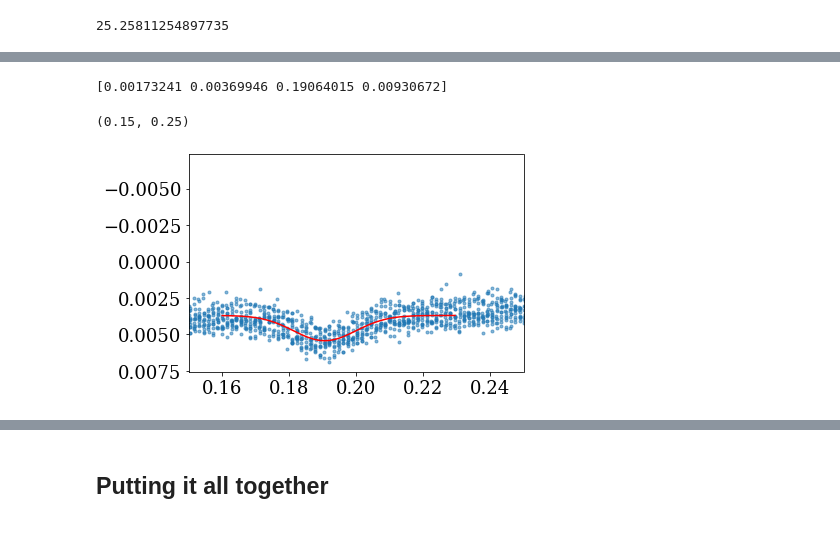
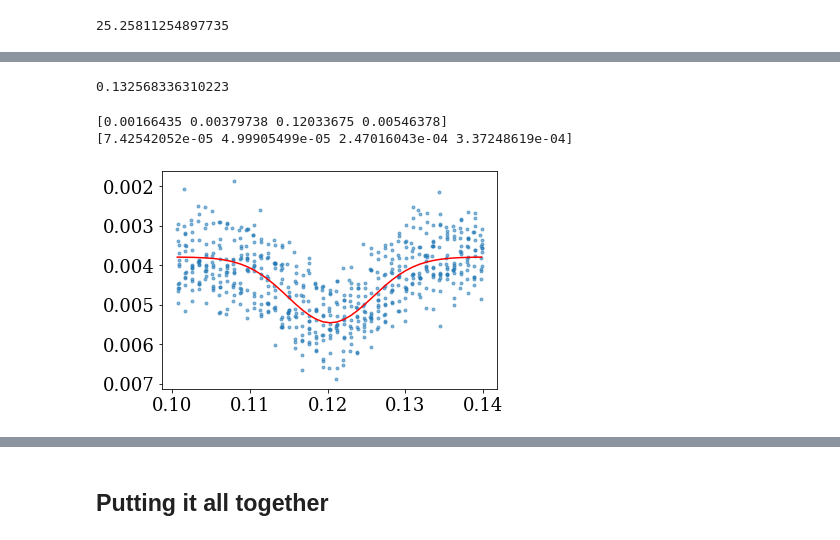
Before and after one commit to jradavenport/HS-Hya, a Jupyter notebook: makeplots.ipynb, the cells around one changed output, grey strips where cells are left out. Saved outputs shown, nothing was run; the diff lists cells and outputs as text; code cells hidden in the pictures.

```diff
--- a/makeplots.ipynb
+++ b/makeplots.ipynb
@@ -29,7 +33,7 @@ matplotlib.rcParams.update({'font.size':18})
 matplotlib.rcParams.update({'font.family':'serif'})
 # %%
 Per = 1.568024
-E0 = 2441374.5934 # from Glydenkerne+1975, Eqn 1
+E0 = 2441374.5954 # from Glydenkerne+1975, Eqn 1
 BJD0_tess = 2457000.
 
 def gaus(x, a, b, x0, sigma):
@@ -611,26 +834,34 @@ plt.savefig('tess_lc.pdf', dpi=150, bbox_inches='tight', pad_inches=0.25)
+# %%
+max(((df['TIME']+BJD0_tess - T_AC) % P_AC)/P_AC) - min(((df['TIME']+BJD0_tess - T_AC) % P_AC)/P_AC)
+# %% [output]
+0.132568336310223
 # %%
-p0 = [0.001, 0., 0.1, 0.05]
+# fitting the eclipse
+
+p0 = [0.002, 0.003, 0.12, 0.005]
 
 ##
-xdata = (df['TIME']+BJD0_tess-E0) % Per
+xdata = ((df['TIME']+BJD0_tess-E0) % Per)/Per
 ydata = Tmag - np.nanmedian(Tmag)
 
-xr = np.where((xdata > 0.16) & (xdata < 0.23) & np.isfinite(ydata))[0]
+xr = np.where((xdata > 0.1) & (xdata < 0.14) & np.isfinite(ydata))[0]
 xr = xr[np.argsort(xdata[xr])]
+xr_e = xr
 fit, cov = curve_fit(gaus, xdata[xr], ydata[xr], p0=p0)
 print(fit)
 fit_tess = fit
 err_tess = np.sqrt(np.diag(cov))
+print(err_tess)
 
-
-plt.scatter(xdata, ydata,s=9, alpha=0.53)
-plt.plot(xdata[xr], gaus(xdata[xr], *fit), c='r')
+plt.scatter(xdata[xr], ydata[xr],s=9, alpha=0.53)
+plt.plot(xdata[xr], gaus(xdata[xr], *fit_tess), c='r')
+# plt.plot(xdata[xr], gaus(xdata[xr], *p0), c='r')
 
 # plt.scatter((df['TIME']+BJD0_tess-E0) % Per, Tmag - np.nanmedian(Tmag)-0.004)
 plt.gca().invert_yaxis()
-plt.xlim(0.15,0.25)
+# plt.xlim(0.1,0.15)
 # plt.ylim(0.003,-0.003)
 # %% [output]
-[0.00173241 0.00369946 0.19064015 0.00930672]
+[0.00166435 0.00379738 0.12033675 0.00546378]
+[7.42542052e-05 4.99905499e-05 2.47016043e-04 3.37248619e-04]
-(0.15, 0.25)
-[figure, old version]
+[figure, new version]
```
Also changed, not shown: parts of 39 cells of this notebook, 2 other files.
